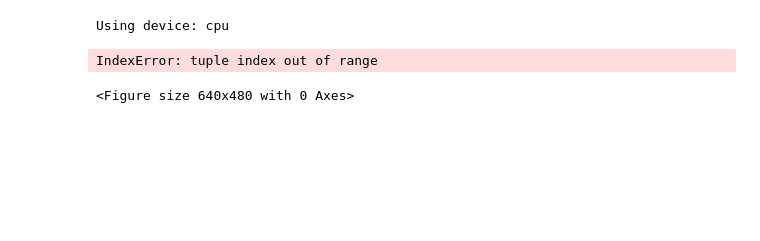
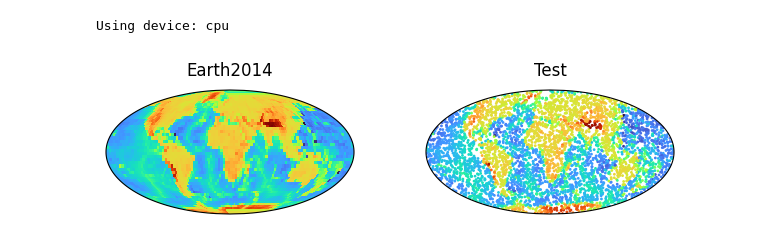
Before and after one commit to TheoHanon/TFE, a Jupyter notebook: SAMPTA/earth.ipynb, the cells around one changed output. Saved outputs shown, nothing was run; the diff lists cells and outputs as text; code cells hidden in the pictures; blank space fills up the shorter version.

```diff
--- a/SAMPTA/earth.ipynb
+++ b/SAMPTA/earth.ipynb
@@ -26,11 +26,13 @@ coefficients = pyshtools.datasets.Earth.Earth2014.tbi(lmax = 200)
 world_map = coefficients.expand(lon = phi.numpy().flatten(),  colat = theta.numpy().flatten(), degrees=False, nthreads=0).reshape(nlat, nlon)
 world_map_test = coefficients.expand(lon = phi_test.numpy().flatten(), colat = theta_test.numpy().flatten(), degrees=False, nthreads=0).reshape(N_test)
 # %%
-sph.plot_sphere(world_map_test, lon=phi_test, lat=theta_test, molweide=True, cmap = "turbo", title = "Earth2014")
+fig = plt.figure()
+subfigs = fig.subfigures(1, 2)
+sph.plot_sphere(world_map, molweide=True, cmap = "turbo", title = "Earth2014", fig = subfigs[0])
+sph.plot_sphere_scatter(world_map_test, lon = phi_test, lat = theta_test, molweide=True, cmap = "turbo", title = "Test", fig = subfigs[1], s = 1)
 plt.show()
 # %% [output]
-IndexError: tuple index out of range
-<Figure size 640x480 with 0 Axes>
+[figure, added]
 # %%
 scaler = StandardScaler()
 world_map_scaled = scaler.fit_transform(world_map.reshape(-1, 1)).reshape(nlat, nlon)
```
Also changed, not shown: parts of 7 cells of this notebook, 1 other file.
